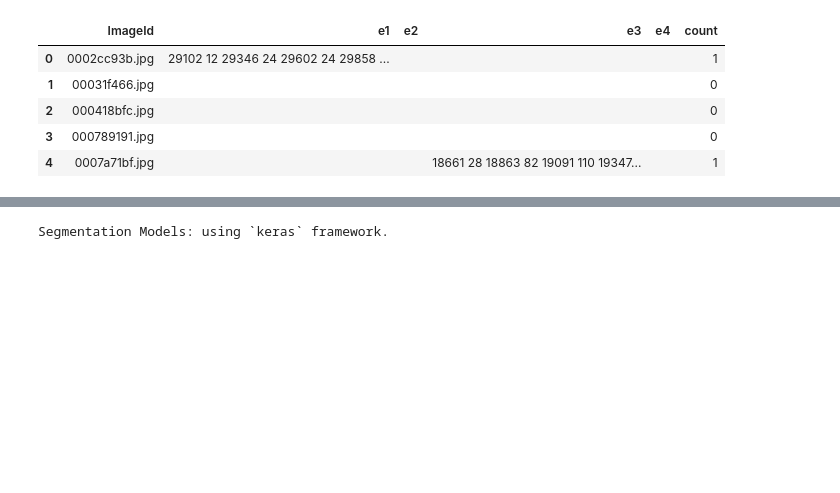
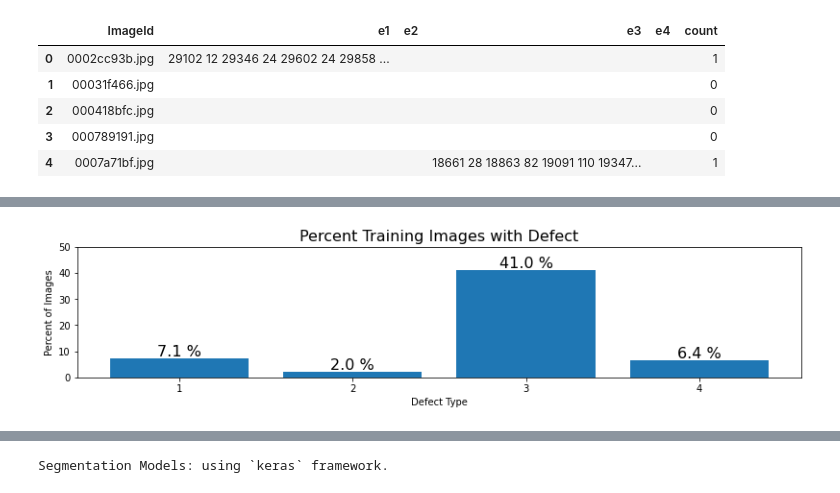
Before and after one commit to changhyucklee/severstal-steel-defect-detection, a Jupyter notebook: UNET.ipynb, the cells around one changed output, grey strips where cells are left out. Saved outputs shown, nothing was run; the diff lists cells and outputs as text; code cells hidden in the pictures; blank space fills up the shorter version.

```diff
--- a/UNET.ipynb
+++ b/UNET.ipynb
@@ -186,3 +192,16 @@ def mask2pad(mask, pad=2):
+# %%
+plt.figure(figsize=(13.5,2.5))
+bar = plt.bar( [1,2,3,4],100*np.mean( train2.iloc[:,1:5]!='',axis=0) )
+plt.title('Percent Training Images with Defect', fontsize=16)
+plt.ylabel('Percent of Images'); plt.xlabel('Defect Type')
+plt.xticks([1,2,3,4])
+for rect in bar:
+    height = rect.get_height()
+    plt.text(rect.get_x() + rect.get_width()/2.0, height, '%.1f %%' % height,
+             ha='center', va='bottom',fontsize=16)
+plt.ylim((0,50)); plt.show()
+# %% [output]
+[figure, added]
 # %%
 # DEFECTIVE IMAGE SAMPLES
 
```
Also changed, not shown: parts of 14 cells of this notebook.
